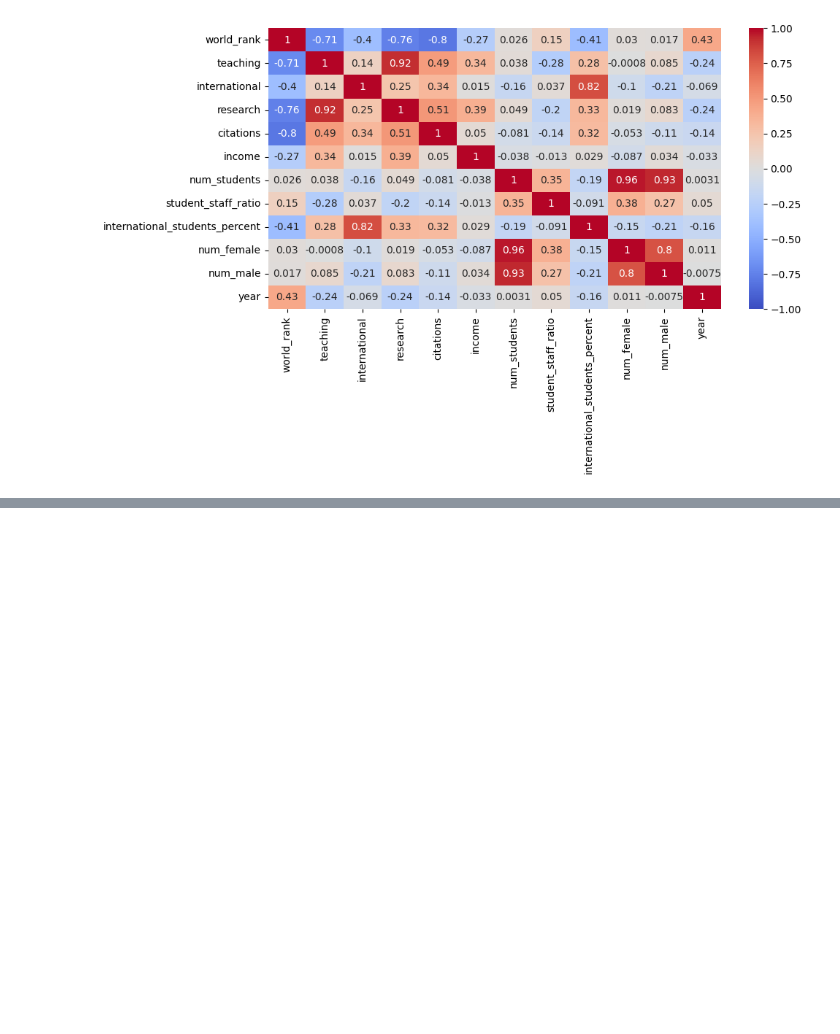
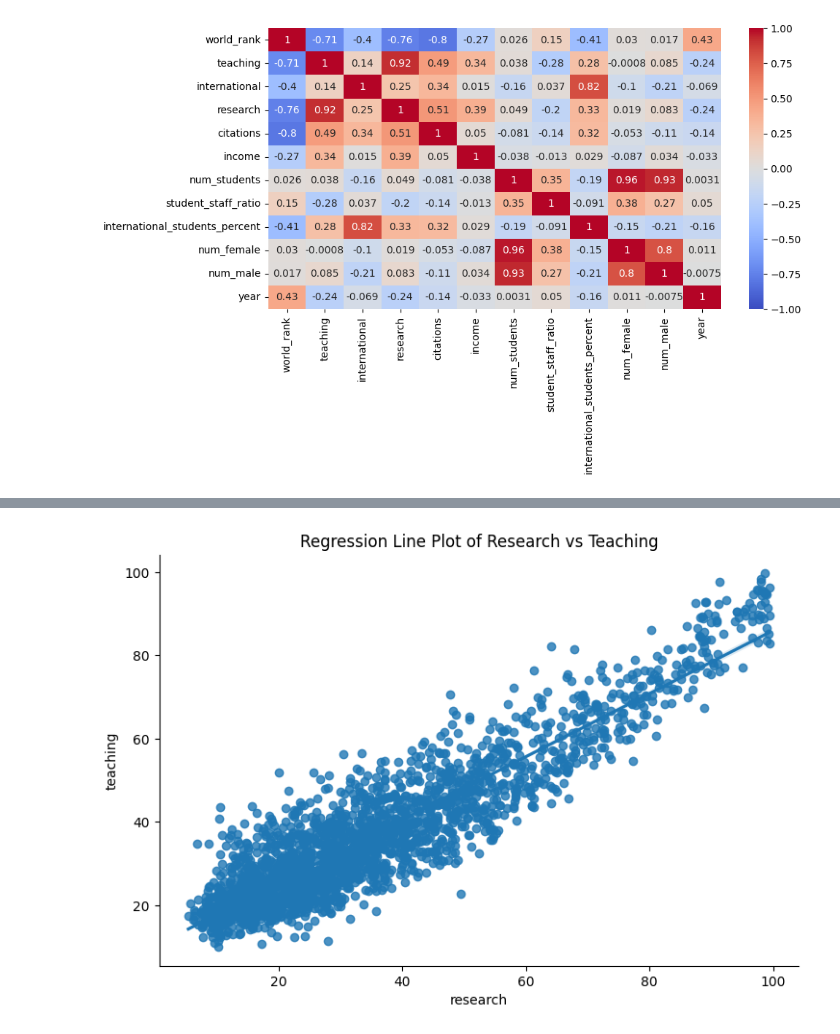
Before and after one commit to julika333/TMS-DS, a Jupyter notebook: lesson_13_terver/HW_13_dataset.ipynb, the cells around one changed output, grey strips where cells are left out. Drawn from its saved outputs; the diff is of its cells as text; code cells hidden in the pictures; blank space fills up the shorter version.

```diff
--- a/lesson_13_terver/HW_13_dataset.ipynb
+++ b/lesson_13_terver/HW_13_dataset.ipynb
@@ -165,0 +182,6 @@ plt.show()
+# %%
+sns.lmplot(x='research', y='teaching', data=df_final, aspect=1.5, height=5)
+plt.title('Regression Line Plot of Research vs Teaching')
+plt.show()
+# %% [output]
+[figure, added]
```
Also changed, not shown: parts of 6 cells of this notebook.
